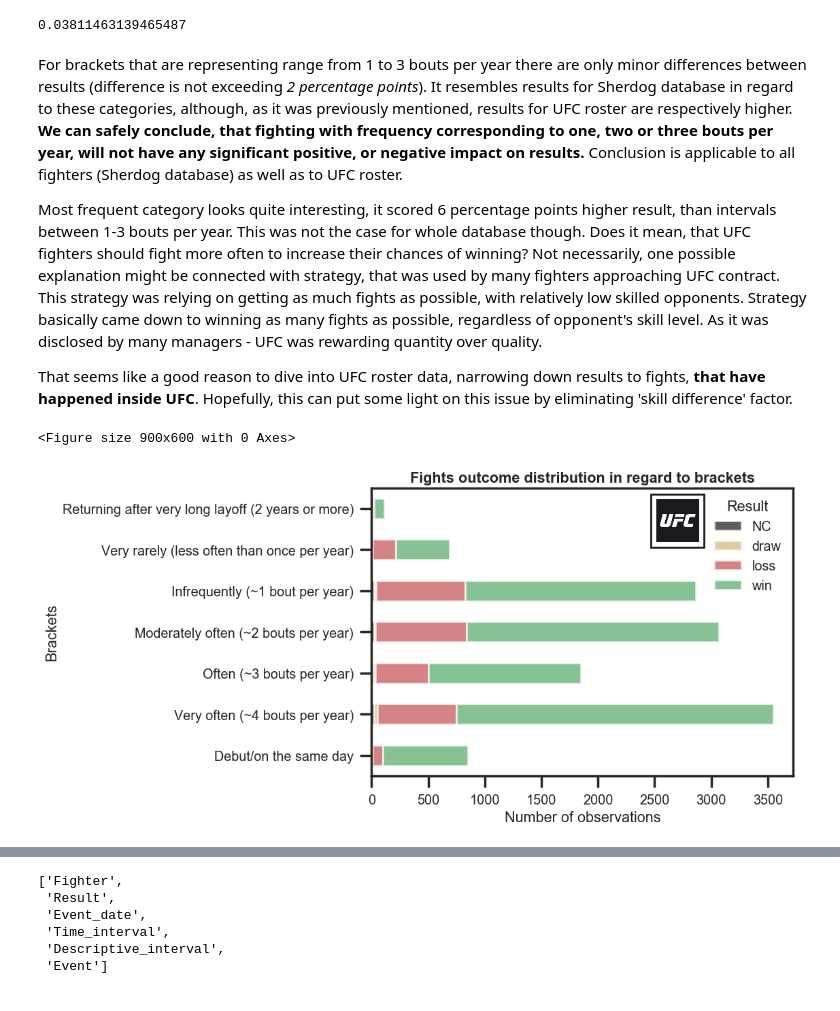
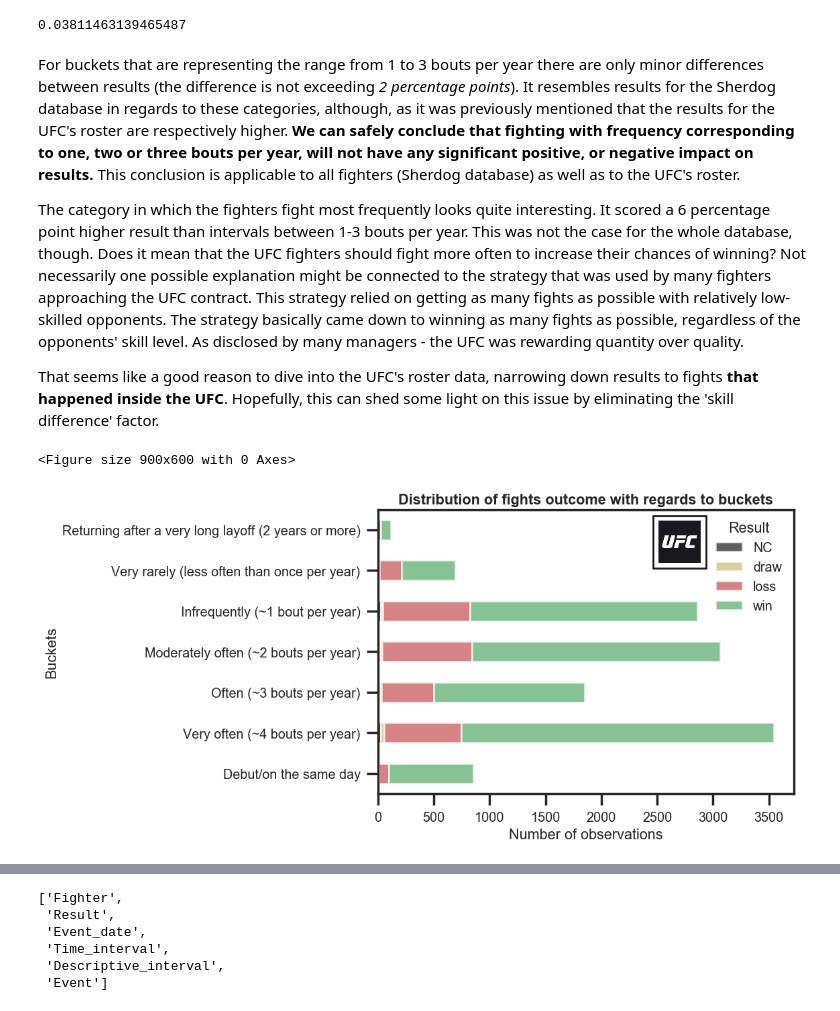
Before and after one commit to Montanaz0r/MMA_Analysis, a Jupyter notebook: Project-MMA_Analysis_ENG.ipynb, the cells around one changed output, grey strips where cells are left out. Cells and saved outputs as stored; diff of their text form; code cells hidden in the pictures.

```diff
--- a/Project-MMA_Analysis_ENG.ipynb
+++ b/Project-MMA_Analysis_ENG.ipynb
@@ -504,5 +504,5 @@ Repeating same actions for UFC roster data - same brackets will be assigned to d
 # %%
-# Preparing brackets and labels for each category and assigning them to cats variable.
+# Preparing buckets and labels for each category and assigning them to 'cats' variable.
 bins_ufc = [0, 1, 91, 121, 183, 366, 729, 10000]
 group_names = ['Debut/on the same day',
                'Very often (~4 bouts per year)',
@@ -510,6 +510,6 @@ group_names = ['Debut/on the same day',
                'Moderately often (~2 bouts per year)',
                'Infrequently (~1 bout per year)',
                'Very rarely (less often than once per year)',
-               'Returning after very long layoff (2 years or more)']
+               'Returning after a very long layoff (2 years or more)']
 cats_ufc = pd.cut(ufc_selected_data['Time_interval'], bins_ufc, labels=group_names, right=False)
 # %%
@@ -668,9 +668,9 @@ all_fights_count[6] / all_fights_count.sum()
 # %% [output]
 0.03811463139465487
 # %% [markdown]
-For brackets that are representing range from 1 to 3 bouts per year there are only minor differences between results (difference is not exceeding *2 percentage points*). It resembles results for Sherdog database in regard to these categories, although, as it was previously mentioned, results for UFC roster are respectively higher. **We can safely conclude, that fighting with frequency corresponding to one, two or three bouts per year, will not have any significant positive, or negative impact on results.** Conclusion is applicable to all fighters (Sherdog database) as well as to UFC roster.
+For buckets that are representing the range from 1 to 3 bouts per year there are only minor differences between results (the difference is not exceeding *2 percentage points*). It resembles results for the Sherdog database in regards to these categories, although, as it was previously mentioned that the results for the UFC's roster are respectively higher. **We can safely conclude that fighting with frequency corresponding to one, two or three bouts per year, will not have any significant positive, or negative impact on results.** This conclusion is applicable to all fighters (Sherdog database) as well as to the UFC's roster.
 
-Most frequent category looks quite interesting, it scored 6 percentage points higher result, than intervals between 1-3 bouts per year. This was not the case for whole database though. Does it mean, that UFC fighters should fight more often to increase their chances of winning? Not necessarily, one possible explanation might be connected with strategy, that was used by many fighters approaching UFC contract. This strategy was relying on getting as much fights as possible, with relatively low skilled opponents. Strategy basically came down to winning as many fights as possible, regardless of opponent's skill level. As it was disclosed by many managers - UFC was rewarding quantity over quality.
+The category in which the fighters fight most frequently looks quite interesting. It scored a 6 percentage point higher result than intervals between 1-3 bouts per year. This was not the case for the whole database, though. Does it mean that the UFC fighters should fight more often to increase their chances of winning? Not necessarily one possible explanation might be connected to the strategy that was used by many fighters approaching the UFC contract. This strategy relied on getting as many fights as possible with relatively low-skilled opponents. The strategy basically came down to winning as many fights as possible, regardless of the opponents' skill level. As disclosed by many managers - the UFC was rewarding quantity over quality.
 
-That seems like a good reason to dive into UFC roster data, narrowing down results to fights, **that have happened inside UFC**. Hopefully, this can put some light on this issue by eliminating 'skill difference' factor.
+That seems like a good reason to dive into the UFC's roster data, narrowing down results to fights **that happened inside the UFC**. Hopefully, this can shed some light on this issue by eliminating the 'skill difference' factor.
 # %%
@@ -678,21 +678,21 @@ That seems like a good reason to dive into UFC roster data, narrowing down resul
 ufc_cross = pd.crosstab(ufc_selected_data['Descriptive_interval'], ufc_selected_data['Result'])
 # %%
-# Chart representing fights outcome distribution in regard to brackets, for all fights recorded in UFC roster database.
+# Chart representing fights outcome distribution with reagrds to buckets for all fights recorded in the UFC's database.
 plt.figure(figsize=(9,6), dpi= 100)
 plt.style.use('seaborn')
 sns.set(style='ticks')
 sns.set_context('poster', font_scale = 0.65)
 ax = ufc_cross.plot.barh(stacked=True, alpha=0.7, color=['k', 'y', 'r', 'g'])
-ax.set(ylabel='Brackets', xlabel='Number of observations')
+ax.set(ylabel='Buckets', xlabel='Number of observations')
 
 ufc_logo = mpimg.imread('ufc.jpg')
 imagebox = OffsetImage(ufc_logo, zoom=0.25)
 ab = AnnotationBbox(imagebox, (2700, 5.7))
 ax.add_artist(ab)
 
-plt.title('Fights outcome distribution in regard to brackets', fontweight='bold')
+plt.title('Distribution of fights outcome with regards to buckets', fontweight='bold')
 plt.show()
 # %% [output]
 <Figure size 900x600 with 0 Axes>
-[figure, old version]
+[figure, new version]
 # %%
```
Also changed, not shown: parts of 248 cells of this notebook.
